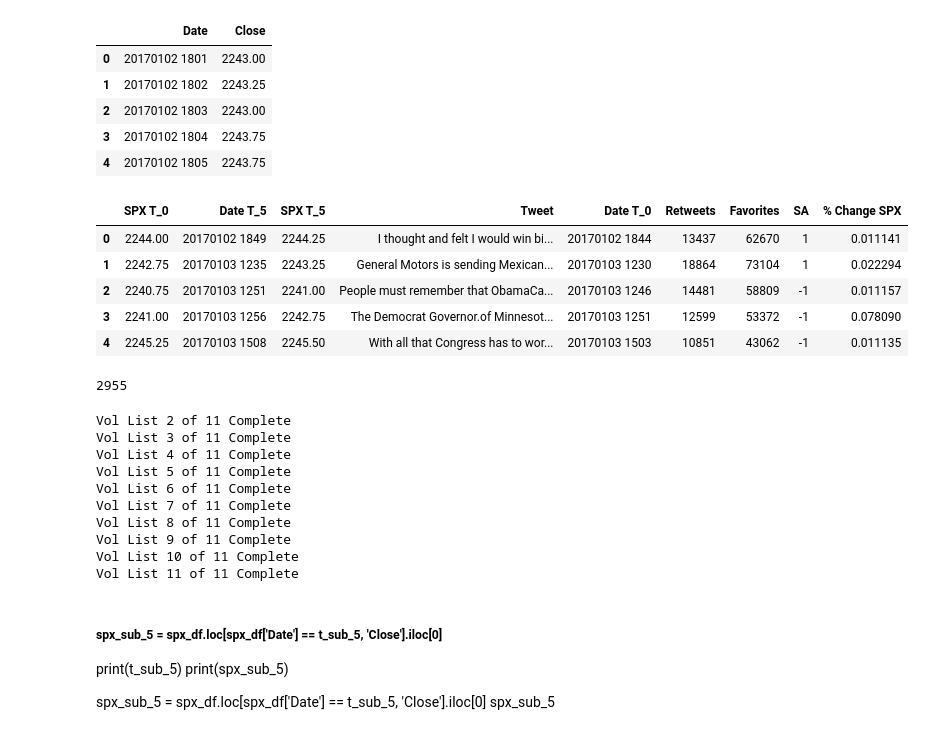
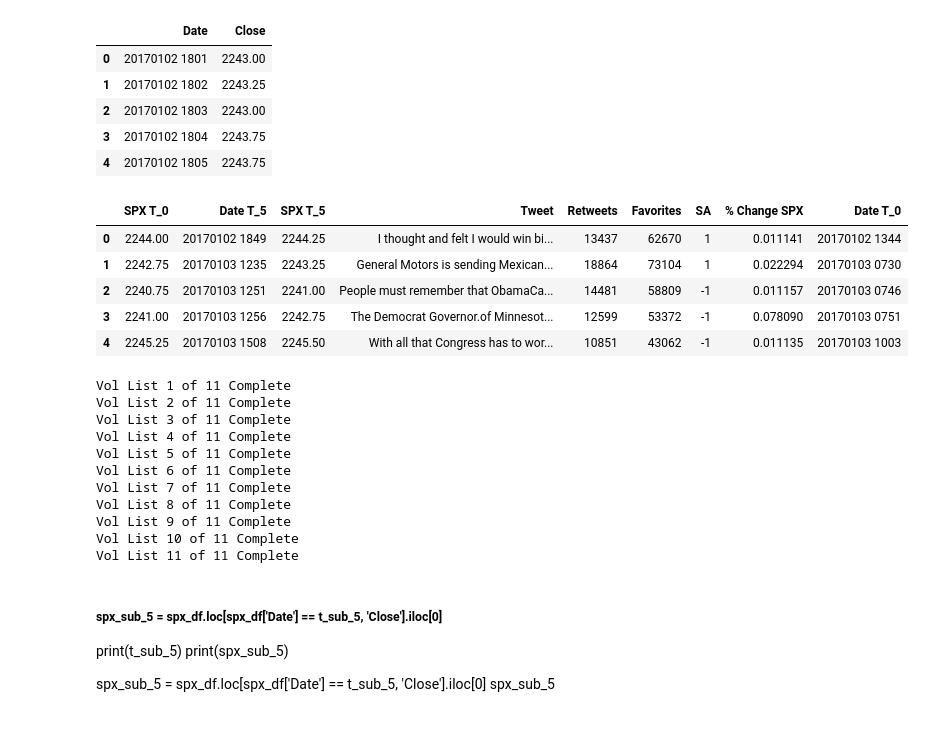
Before and after one commit to stephanieroman2020/FinalProject, a Jupyter notebook: Feature Generation, Volatility.ipynb, the cells around one changed output. Cells and saved outputs as stored; diff of their text form; code cells hidden in the pictures.

```diff
--- a/Feature Generation, Volatility.ipynb
+++ b/Feature Generation, Volatility.ipynb
@@ -26,16 +26,27 @@ spx_df.head()
 | 2 | 20170102 1803 | 2243.00 |
 | 3 | 20170102 1804 | 2243.75 |
 | 4 | 20170102 1805 | 2243.75 |
-# %%
-#Twitter Data
-tweet_df.head()
-# %% [output]
-|  | SPX T_0 | Date T_5 | SPX T_5 | Tweet | Date T_0 | Retweets | Favorites | SA | % Change SPX |
-| 0 | 2244.00 | 20170102 1849 | 2244.25 | I thought and felt I would win bi... | 20170102 1844 | 13437 | 62670 | 1 | 0.011141 |
-| 1 | 2242.75 | 20170103 1235 | 2243.25 | General Motors is sending Mexican... | 20170103 1230 | 18864 | 73104 | 1 | 0.022294 |
-| 2 | 2240.75 | 20170103 1251 | 2241.00 | People must remember that ObamaCa... | 20170103 1246 | 14481 | 58809 | -1 | 0.011157 |
-| 3 | 2241.00 | 20170103 1256 | 2242.75 | The Democrat Governor.of Minnesot... | 20170103 1251 | 12599 | 53372 | -1 | 0.078090 |
-| 4 | 2245.25 | 20170103 1508 | 2245.50 | With all that Congress has to wor... | 20170103 1503 | 10851 | 43062 | -1 | 0.011135 |
+# %%
+#Twitter Data
+# #Adjust Tweet time
+adjusted_times = []
+
+for row, index in tweet_df.iterrows():
+    adjusted_time = (datetime.strptime(index['Date T_0'], '%Y%m%d %H%M') + timedelta(minutes= -60 * 5)).strftime('%Y%m%d %H%M')
+    adjusted_times.append(adjusted_time)
+
+tweet_df['Adjusted T_0'] = adjusted_times
+tweet_df = tweet_df.drop(columns=['Date T_0'])
+tweet_df = tweet_df.rename(columns={"Adjusted T_0": "Date T_0"})
+tweet_df.head()
+# (datetime.strptime('20170103 1235', '%Y%m%d %H%M') + timedelta(seconds= 60)).strftime('%Y%m%d %H%M')
+# %% [output]
+|  | SPX T_0 | Date T_5 | SPX T_5 | Tweet | Retweets | Favorites | SA | % Change SPX | Date T_0 |
+| 0 | 2244.00 | 20170102 1849 | 2244.25 | I thought and felt I would win bi... | 13437 | 62670 | 1 | 0.011141 | 20170102 1344 |
+| 1 | 2242.75 | 20170103 1235 | 2243.25 | General Motors is sending Mexican... | 18864 | 73104 | 1 | 0.022294 | 20170103 0730 |
+| 2 | 2240.75 | 20170103 1251 | 2241.00 | People must remember that ObamaCa... | 14481 | 58809 | -1 | 0.011157 | 20170103 0746 |
+| 3 | 2241.00 | 20170103 1256 | 2242.75 | The Democrat Governor.of Minnesot... | 12599 | 53372 | -1 | 0.078090 | 20170103 0751 |
+| 4 | 2245.25 | 20170103 1508 | 2245.50 | With all that Congress has to wor... | 10851 | 43062 | -1 | 0.011135 | 20170103 1003 |
 # %%
 #Create arrays of time 5 prior to +6 minutes after Tweet
 neg_time = [-5, -4, -3, -2, -1, 0]
@@ -86,8 +97,6 @@ for row, index in tweet_df.iterrows():
     t_list_plus_5.append(t_plus_5)
     t_plus_6 = (datetime.strptime(index['Date T_0'], '%Y%m%d %H%M') + timedelta(minutes= 6)).strftime('%Y%m%d %H%M')
     t_list_plus_6.append(t_plus_6)
-# %% [output]
-2955
 # %%
 #NOTE: This cell will take about 30 minutes to run
 
@@ -224,6 +233,7 @@ for t_plus_5, t_plus_6 in zip(t_list_plus_5, t_list_plus_6):
         vol_plus_56_list.append("No SPX data avail.")
 print('Vol List 11 of 11 Complete')
 # %% [output]
+Vol List 1 of 11 Complete
 Vol List 2 of 11 Complete
 Vol List 3 of 11 Complete
 Vol List 4 of 11 Complete
```
Also changed, not shown: parts of 6 cells of this notebook.
